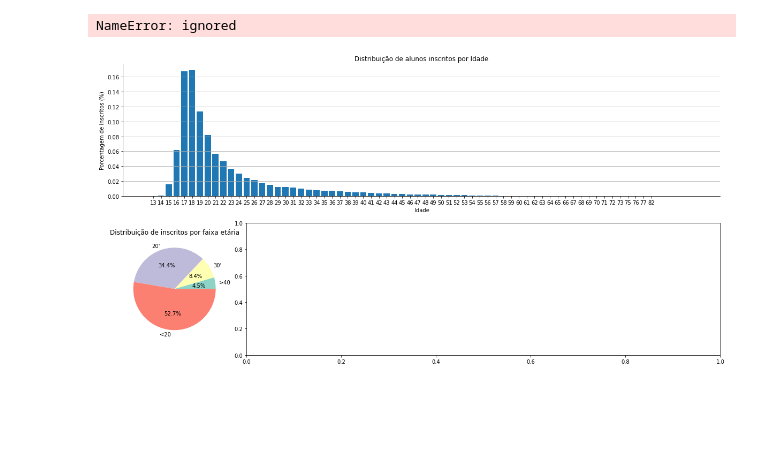
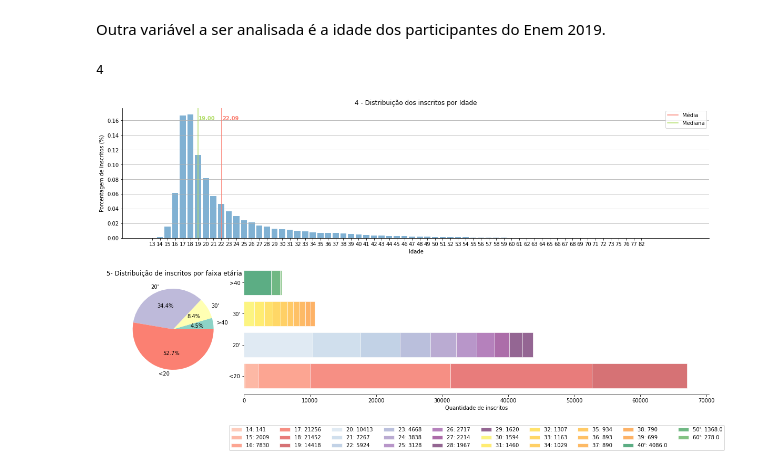
Before and after one commit to luciaemiliaeu/Enem2019, a Jupyter notebook: Enem2019.ipynb, the cells around one changed output. Saved outputs shown, nothing was run; the diff lists cells and outputs as text; code cells hidden in the pictures; blank space fills up the shorter version.

```diff
--- a/Enem2019.ipynb
+++ b/Enem2019.ipynb
@@ -93,6 +104,9 @@ regioes= {'AM': 'Norte', 'RR':'Norte', 'AP':'Norte', 'PA':'Norte', 'RO':'Norte',
           'BA':'Nordeste',
           'PR': 'Sul', 'RS':'Sul', 'SC':'Sul',
           'SP': 'Sudeste', 'RJ':'Sudeste', 'ES':'Sudeste', 'MG':'Sudeste',
-          'MT': 'Centro-Oeste', 'MS':'Centro-Oeste', 'GO':'Centro-Oeste', 'DF':'Centro-Oeste',
+          'MT': 'Centro-Oeste', 'MS':'Centro-Oeste', 'GO':'Centro-Oeste',
+          'DF':'Centro-Oeste',
           }
-regioes_colors = {'Norte':1, 'Nordeste': 2, 'Sul': 3, 'Sudeste': 4, 'Centro-Oeste': 5}
+
+regioes_colors = {'Norte':1, 'Nordeste': 2, 'Sul': 3,
+                  'Sudeste': 4, 'Centro-Oeste': 5}
@@ -149,3 +170,5 @@ plt.show()
+# %% [markdown]
+Outra variável a ser analisada é a idade dos participantes do Enem 2019.
 # %%
 fig = plt.figure(figsize=(20,10))
 gspec = gridspec.GridSpec(4,5)
@@ -155,15 +178,28 @@ plt.subplots_adjust(hspace=0.5)
 idade = dados['NU_IDADE'].value_counts().sort_index()
 proporcao = dados['NU_IDADE'].value_counts(normalize=True).sort_index()
 top_histogram = plt.subplot(gspec[0:2,0:])
-top_histogram.bar(proporcao.index, proporcao.values)
-top_histogram.set_xticks(range(proporcao.index.min(),proporcao.index.min()+ len(proporcao)))
+top_histogram.bar(proporcao.index, proporcao.values, color= cmap(4))
+top_histogram.axvline(x=dados['NU_IDADE'].mean(),  color=cmap(3), label='Média')
+top_histogram.annotate('{0:.2f}'.format(dados['NU_IDADE'].mean()),
+                       xy=(dados['NU_IDADE'].mean(), 0.16),
+                       xytext=(1, 0.5),textcoords="offset points",
+                       color=cmap(3), weight='bold')
+top_histogram.axvline(x=dados['NU_IDADE'].median(),  color=cmap(6), label='Mediana')
+top_histogram.annotate('{0:.2f}'.format(dados['NU_IDADE'].median()),
+                       xy=(dados['NU_IDADE'].median(), 0.16),
+                       xytext=(1, 0.5),textcoords="offset points",
+                       color=cmap(6), weight='bold')
+top_histogram.legend()
+
+x = range(proporcao.index.min(),proporcao.index.min()+ len(proporcao))
+top_histogram.set_xticks(x)
 top_histogram.set_xticklabels(proporcao.index)
 top_histogram.set_ylabel('Porcentagem de inscritos (%)')
 top_histogram.set_xlabel('Idade')
 top_histogram.spines['right'].set_visible(False)
 top_histogram.spines['top'].set_visible(False)
 top_histogram.grid(axis='y')
-top_histogram.set_title('Distribuição de alunos inscritos por Idade')
+top_histogram.set_title('4 - Distribuição dos inscritos por Idade')
 
 #Plotagem do gráfico de pizza com a porcentagem de inscritos por faixa etária
 side_pieChart = plt.subplot(gspec[2:,0])
@@ -178,44 +214,67 @@ proporcao_2['Rate_NU_IDADE'] = proporcao_2['NU_IDADE']*0.01
 proporcao_2['Idade'] = proporcao_2.index
 proporcao_2 = proporcao_2.reset_index(drop=True)
 proporcao_2['FaixaEtaria'] = proporcao_2.apply(lambda x: faixa(x.Idade), axis=1)
-faixaEtaria = proporcao_2.groupby('FaixaEtaria').agg("sum").sort_values(by='Rate_NU_IDADE')
-side_pieChart.pie(faixaEtaria['Rate_NU_IDADE'], autopct='%1.1f%%', labels= faixaEtaria.index, colors = cmap(np.arange(4)))
-side_pieChart.set_title('Distribuição de inscritos por faixa etária')
+faixaEtaria = (proporcao_2.
+               groupby('FaixaEtaria').
+               agg("sum").
+               sort_values(by='Rate_NU_IDADE'))
+side_pieChart.pie(faixaEtaria['Rate_NU_IDADE'], autopct='%1.1f%%',
+                  labels= faixaEtaria.index, colors = cmap(np.arange(4)))
+side_pieChart.set_title(' 5- Distribuição de inscritos por faixa etária')
 
 #Plotagem do gráfico de barras dividido por faixa etária
 def decada(x):
   if x <=49: return "40'"
   elif x <=59: return "50'"
   elif x <=69: return "60'"
   elif x <=79: return "70'"
   else: return "80'"
 
 barChart_faixaEtaria = plt.subplot(gspec[2:,1:])
-colors = ['Reds', 'Greens', 'Oranges', 'Blues']
+colors = ['Reds', 'BuPu', 'Wistia', 'summer']
 for faixa, color in zip(proporcao_2['FaixaEtaria'].unique(), colors):
   c = plt.get_cmap(color)
   bottom = 0
   if faixa !=  ">40":
-    proporcao_3 = proporcao_2[proporcao_2['FaixaEtaria'] == faixa].set_index("Idade", drop=True).T.drop(['FaixaEtaria', 'Rate_NU_IDADE'])
+    proporcao_3 = (proporcao_2[proporcao_2['FaixaEtaria'] == faixa].
+                   set_index("Idade", drop=True).
+                   T.
+                   drop(['FaixaEtaria', 'Rate_NU_IDADE']))
     for column, cl in zip(proporcao_3.columns, range(len(proporcao_3.columns))):
       height = proporcao_3[column]['NU_IDADE']
-      barChart_faixaEtaria.barh(faixa, width=height, label='{}: {}'.format(column,height), left=bottom, color=chartBar_raca(0.1*cl+0.4), edgecolor='w')
-      bottom += proporcao_3[column]
+      if height > 100:
+        barChart_faixaEtaria.barh(faixa, width=height,
+                                  label='{}: {}'.format(column,height),
+                                  left=bottom, color=c(0.1*cl+0.2),
+                                  edgecolor='w', alpha=0.6)
+        bottom += proporcao_3[column]
+      else: print(height)
   else:
-    proporcao_3 = proporcao_2.loc[proporcao_2[proporcao_2['FaixaEtaria'] == faixa].index]
+    proporcao_3 = (proporcao_2.
+                   loc[proporcao_2[proporcao_2['FaixaEtaria'] == faixa].index])
     proporcao_3['Decada_Idade'] = proporcao_2.apply(lambda x: decada(x.Idade), axis=1)
-    proporcao_3 = proporcao_3.groupby('Decada_Idade').agg("sum").T.drop(['Rate_NU_IDADE', 'Idade']).rename(index={'NU_IDADE':">40"})
+    proporcao_3 = (proporcao_3.
+                   groupby('Decada_Idade').
+                   agg("sum").
+                   T.
+                   drop(['Rate_NU_IDADE', 'Idade']).
+                   rename(index={'NU_IDADE':">40"}))
     for column, cl in zip(proporcao_3.columns, range(len(proporcao_3.columns))):
       height = proporcao_3[column].to_numpy()[0]
-      barChart_faixaEtaria.barh(">40", width=height, label='{}: {}'.format(column,height), left=bottom, color=c(0.1*cl+0.4), edgecolor='w')
-      bottom += proporcao_3[column]
+      if height > 100:
+        barChart_faixaEtaria.barh(">40", width=height,
+                                  label='{}: {}'.format(column,height),
+                                  left=bottom, color=c(0.1*cl+0.2),
+                                  edgecolor='w', alpha=0.8)
+        bottom += proporcao_3[column]
 
-barChart_faixaEtaria.legend( bbox_to_anchor=(0.5,-0.43), loc='lower center', borderaxespad=0., ncol=10)
+barChart_faixaEtaria.legend( bbox_to_anchor=(0.5,-0.43), loc='lower center',
+                            borderaxespad=0., ncol=10)
 barChart_faixaEtaria.spines['right'].set_visible(False)
 barChart_faixaEtaria.spines['top'].set_visible(False)
 barChart_faixaEtaria.spines['left'].set_visible(False)
 barChart_faixaEtaria.set_xlabel('Quantidade de inscritos')
 plt.show()
 # %% [output]
-NameError: ignored
+4
-[figure, old version]
+[figure, new version]
```
Also changed, not shown: parts of 77 cells of this notebook.
